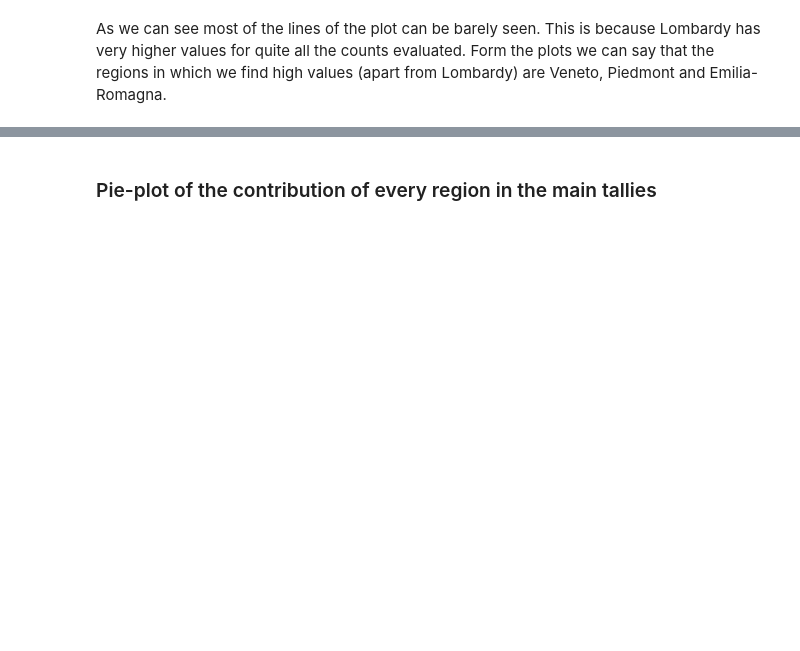
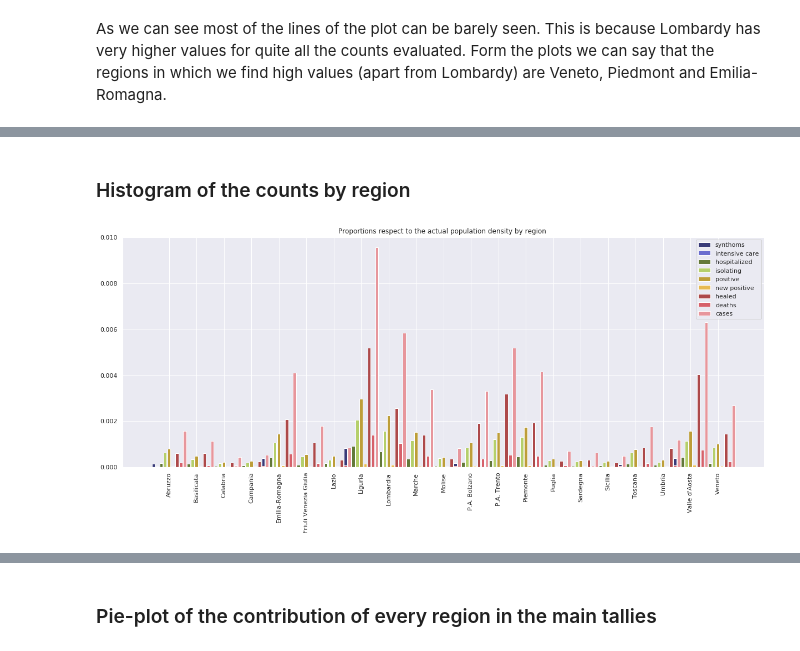
Before and after one commit to fedepiro96/APAD-project, a Jupyter notebook: benci-pirona.ipynb, the cells around one changed output, grey strips where cells are left out. Cells and saved outputs as stored; diff of their text form; code cells hidden in the pictures; blank space fills up the shorter version.

```diff
--- a/benci-pirona.ipynb
+++ b/benci-pirona.ipynb
@@ -627,0 +519,10 @@ In the figure we exploit the position of each region (with latitude and longitud
+# %%
+# we add the variable 'denominazione_regione to the dataset of the population density'
+regione = []
+for i in df_pop_reg.Reg:
+    regione.append(reg_abbrv[i])
+df_pop_reg['denominazione_regione'] = regione
+df_pop_reg = df_pop_reg.drop('Reg', axis=1)
+# %%
+region_pop = pd.merge(region, df_pop_reg, on='denominazione_regione')
+region_pop
@@ -627,0 +545,6 @@ In the figure we exploit the position of each region (with latitude and longitud
+# %%
+df_reg_counts = pd.DataFrame(region_pop.groupby('denominazione_regione')['ricoverati_con_sintomi', 'terapia_intensiva',
+       'totale_ospedalizzati', 'isolamento_domiciliare', 'totale_positivi',
+       'variazione_totale_positivi', 'nuovi_positivi', 'dimessi_guariti',
+       'deceduti', 'totale_casi', 'tamponi', 'casi_testati', 'Popolazione'].mean())
+df_reg_counts
@@ -627,0 +572,4 @@ In the figure we exploit the position of each region (with latitude and longitud
+# %%
+df_divided_by_pop = df_reg_counts.div(df_reg_counts['Popolazione'], axis=0)
+df_divided_by_pop = df_divided_by_pop.drop('Popolazione', axis=1)
+df_divided_by_pop
@@ -627,0 +595,29 @@ In the figure we exploit the position of each region (with latitude and longitud
+# %% [markdown]
+### Histogram of the counts by region
+# %%
+labels = df_divided_by_pop.index
+
+x = np.arange(0, 21*7, step = 7)  # the label locations
+
+fig, ax = plt.subplots(figsize=(17,8))
+
+ax.bar(x-4, df_divided_by_pop['ricoverati_con_sintomi'], width=7./9., label='synthoms', color = sns.color_palette("tab20b")[0])
+ax.bar(x-3, df_divided_by_pop['terapia_intensiva'], width=7./9., label='intensive care', color = sns.color_palette("tab20b")[2])
+ax.bar(x-2, df_divided_by_pop['totale_ospedalizzati'], width=7./9., label='hospitalized', color = sns.color_palette("tab20b")[4])
+ax.bar(x-1, df_divided_by_pop['isolamento_domiciliare'], width=7./9., label='isolating', color = sns.color_palette("tab20b")[6])
+ax.bar(x, df_divided_by_pop['totale_positivi'], width=7./9., label='positive', color = sns.color_palette("tab20b")[9])
+ax.bar(x+1, df_divided_by_pop['nuovi_positivi'], width=7./9., label='new positive', color = sns.color_palette("tab20b")[10])
+ax.bar(x+2, df_divided_by_pop['dimessi_guariti'], width=7./9., label='healed', color = sns.color_palette("tab20b")[13])
+ax.bar(x+3, df_divided_by_pop['deceduti'], width=7./9., label='deaths', color = sns.color_palette("tab20b")[14])
+ax.bar(x+4, df_divided_by_pop['totale_casi'], width=7./9., label='cases', color = sns.color_palette("tab20b")[15])
+
+# Add some text for labels, title and custom x-axis tick labels, etc.
+ax.set_title('Proportions respect to the actual population density by region ')
+ax.set_xticks(x)
+ax.set_xticklabels(labels, rotation=90)
+ax.legend()
+
+fig.tight_layout()
+plt.show(); # click twice to zoom
+# %% [output]
+[figure, added]
```
Also changed, not shown: parts of 104 cells of this notebook.
